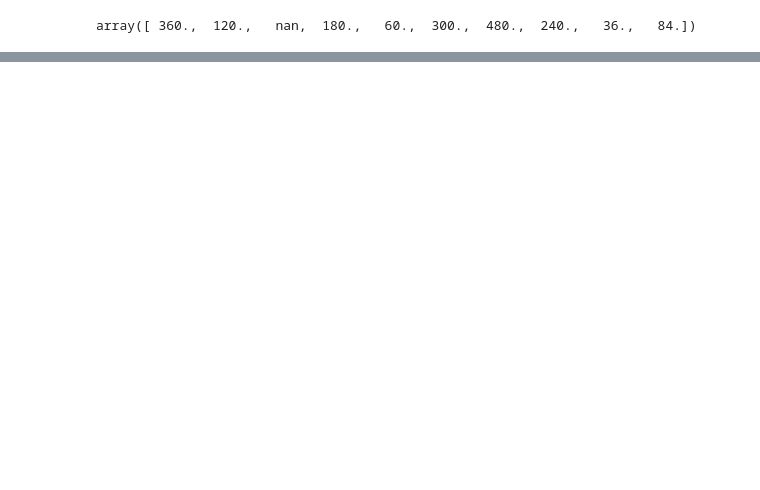
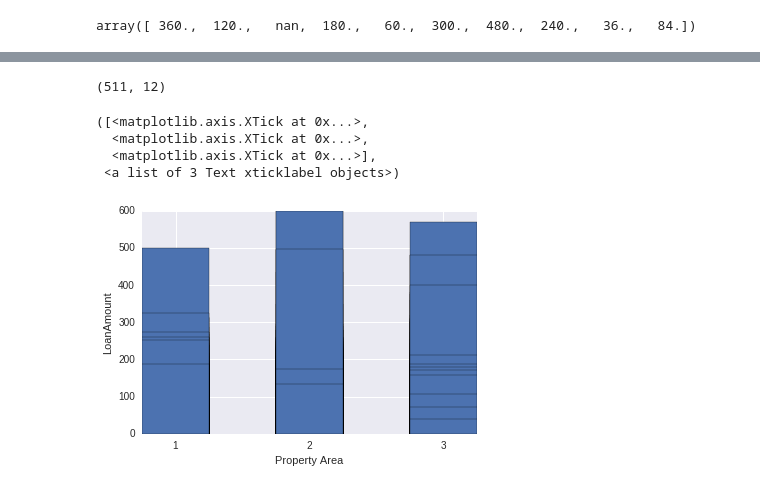
Before and after one commit to Andalibt/Data_Science_Portfolio, a Jupyter notebook: Loan_Prediction.ipynb, the cells around one changed output, grey strips where cells are left out. Cells and saved outputs as stored; diff of their text form; code cells hidden in the pictures; blank space fills up the shorter version.

```diff
--- a/Loan_Prediction.ipynb
+++ b/Loan_Prediction.ipynb
@@ -111,0 +210,6 @@ Now for Dependants, ApplicantIncome ,CoapplicantIncome , LoanAmount and Loan_Amo
+# %%
+#for self-employment , No = 0 , Yes = 1
+#trainSet['Self_Employed'].unique() #to check the values in the column
+trainSet.loc[trainSet['Self_Employed'] == 'Yes' , 'Self_Employed'] = 1
+trainSet.loc[trainSet['Self_Employed'] == 'No' , 'Self_Employed'] = 0
+trainSet.head(5)
@@ -111,0 +223,7 @@ Now for Dependants, ApplicantIncome ,CoapplicantIncome , LoanAmount and Loan_Amo
+# %%
+#For property area Urban = 1 Semiurban  = 2 Rural = 3
+#trainSet['Property_Area'].unique() #to check the values in the column
+trainSet.loc[trainSet['Property_Area'] == 'Urban' , 'Property_Area'] = 1
+trainSet.loc[trainSet['Property_Area'] == 'Semiurban' , 'Property_Area'] = 2
+trainSet.loc[trainSet['Property_Area'] == 'Rural' , 'Property_Area'] = 3
+trainSet.head(5)
@@ -111,0 +237,6 @@ Now for Dependants, ApplicantIncome ,CoapplicantIncome , LoanAmount and Loan_Amo
+# %%
+#For the loan status Y = 1 , N =0
+#trainSet['Loan_Status'].unique() #to check the values in the column
+trainSet.loc[trainSet['Loan_Status'] == 'Y', 'Loan_Status'] = 1
+trainSet.loc[trainSet['Loan_Status'] == 'N', 'Loan_Status'] = 0
+trainSet.head(5)
@@ -111,0 +252,3 @@ Now for Dependants, ApplicantIncome ,CoapplicantIncome , LoanAmount and Loan_Amo
+# %%
+trainSet.drop(['Loan_ID'] , axis = 1, inplace = True) #have to use inpplace = True to make it work
+trainSet.head(5)
@@ -111,0 +262,20 @@ Now for Dependants, ApplicantIncome ,CoapplicantIncome , LoanAmount and Loan_Amo
+# %%
+trainSet.shape #now we have 511 rows and 12 columns of data
+# %% [output]
+(511, 12)
+# %%
+#I want to see if property area and the amount of loan are related. It is not good to have features that
+# are related and it can cause overfitting.
+plt.Figure(figsize = (10,8))
+plt.bar(trainSet['Property_Area'], trainSet['LoanAmount'], 0.5)
+plt.xlabel('Property Area')
+plt.ylabel('LoanAmount')
+plt.xticks((1.25,2.25,3.25), (1,2,3))
+# My hopythesis was that urban areas are more expensive and they will get higher loan and
+# as we go towards rural areas the loan amount decreases
+# %% [output]
+([<matplotlib.axis.XTick at 0x...>,
+  <matplotlib.axis.XTick at 0x...>,
+  <matplotlib.axis.XTick at 0x...>],
+ <a list of 3 Text xticklabel objects>)
+[figure, added]
```
Also changed, not shown: parts of 46 cells of this notebook.
